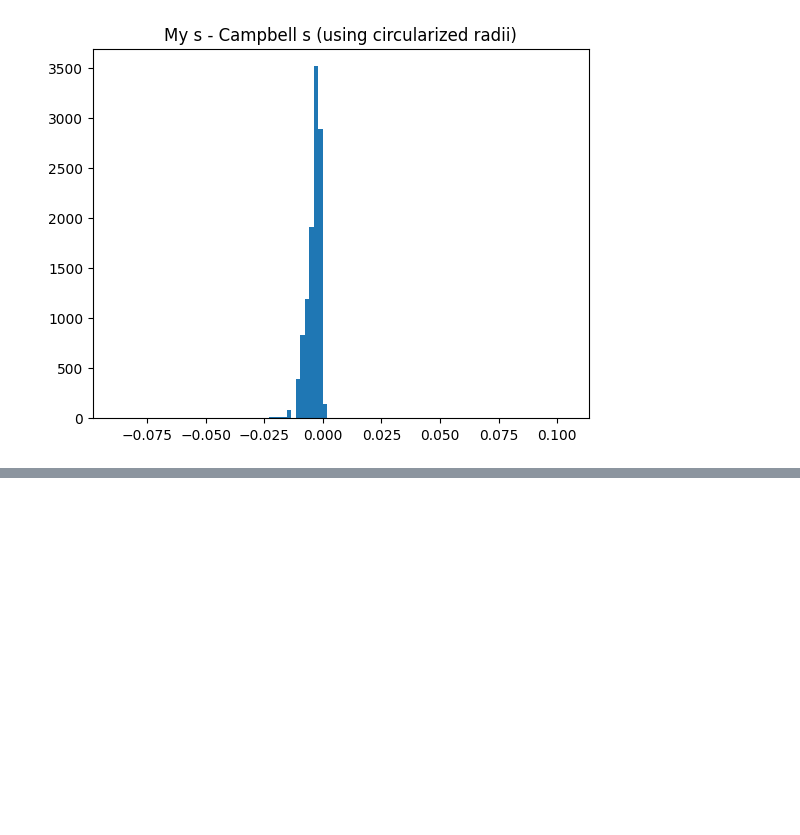
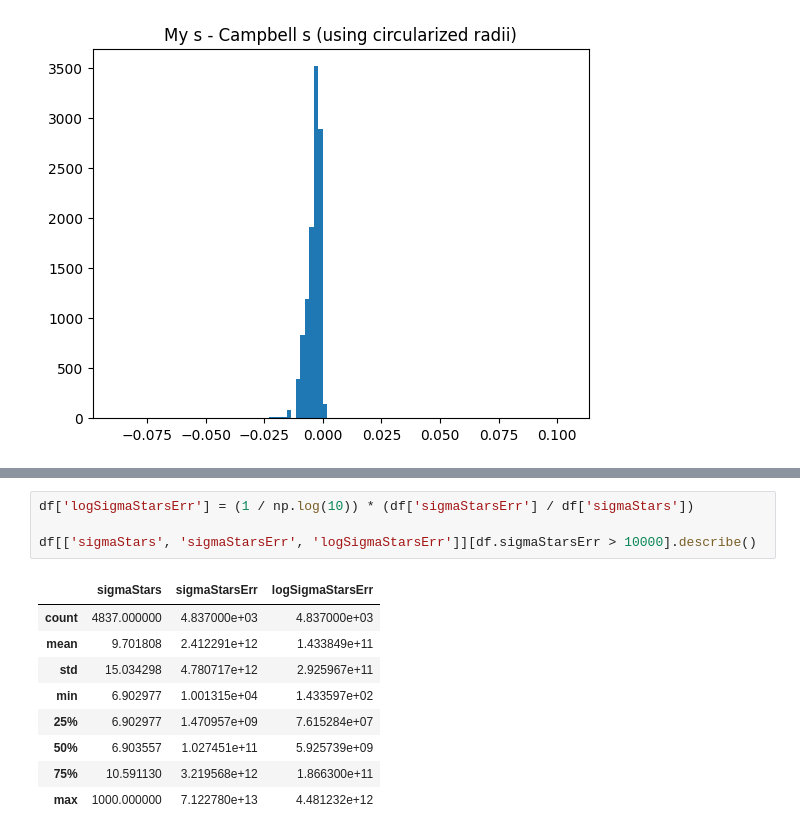
Before and after one commit to mrafifrbbn/thesis-research-2.0, a Jupyter notebook: notebook.ipynb, the cells around one changed output, grey strips where cells are left out. Saved outputs shown, nothing was run; the diff lists cells and outputs as text; blank space fills up the shorter version.

```diff
--- a/notebook.ipynb
+++ b/notebook.ipynb
@@ -919,0 +946,14 @@ df_merge.describe()
+# %%
+df['logSigmaStarsErr'] = (1 / np.log(10)) * (df['sigmaStarsErr'] / df['sigmaStars'])
+
+df[['sigmaStars', 'sigmaStarsErr', 'logSigmaStarsErr']][df.sigmaStarsErr > 10000].describe()
+# %% [output]
+|  | sigmaStars | sigmaStarsErr | logSigmaStarsErr |
+| count | 4837.000000 | 4.837000e+03 | 4.837000e+03 |
+| mean | 9.701808 | 2.412291e+12 | 1.433849e+11 |
+| std | 15.034298 | 4.780717e+12 | 2.925967e+11 |
+| min | 6.902977 | 1.001315e+04 | 1.433597e+02 |
+| 25% | 6.902977 | 1.470957e+09 | 7.615284e+07 |
+| 50% | 6.903557 | 1.027451e+11 | 5.925739e+09 |
+| 75% | 10.591130 | 3.219568e+12 | 1.866300e+11 |
+| max | 1000.000000 | 7.122780e+13 | 4.481232e+12 |
```
Also changed, not shown: parts of 4 cells of this notebook, 6 other files.
